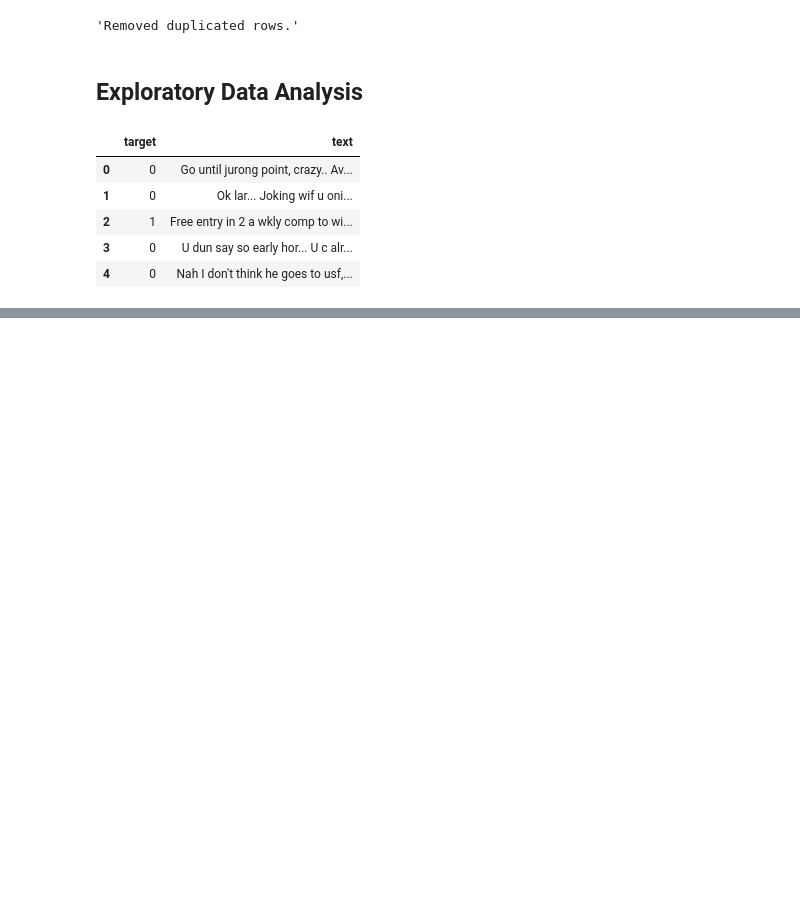
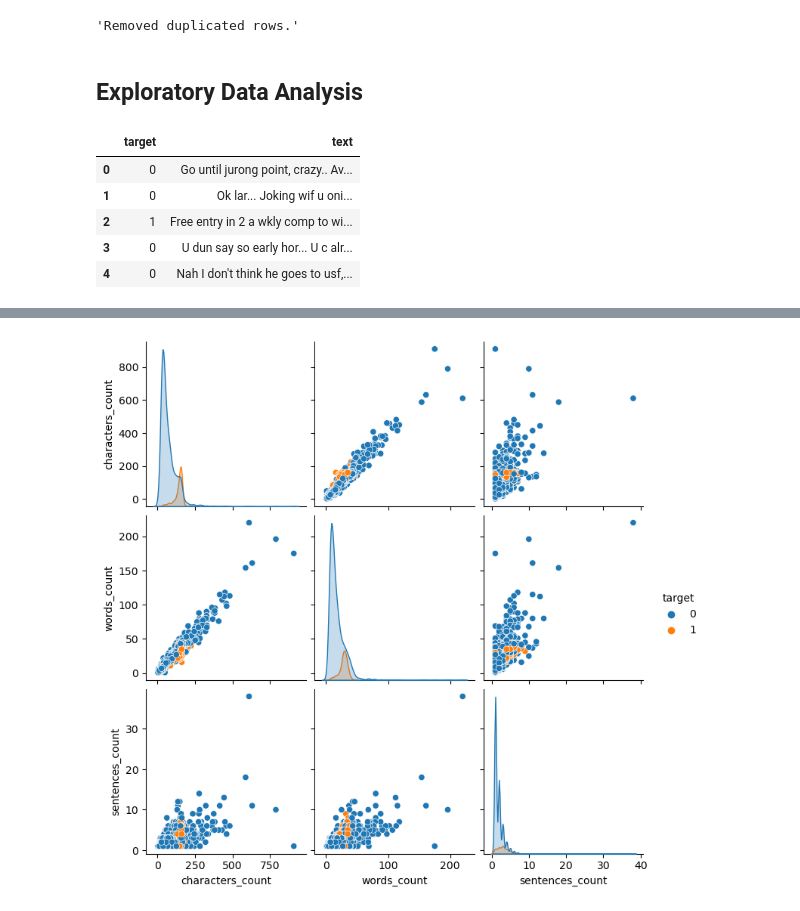
Before and after one commit to ushka1/spam-classifier, a Jupyter notebook: spam-classifier.ipynb, the cells around one changed output, grey strips where cells are left out. Drawn from its saved outputs; the diff is of its cells as text; code cells hidden in the pictures; blank space fills up the shorter version.

```diff
--- a/spam-classifier.ipynb
+++ b/spam-classifier.ipynb
@@ -118,0 +234,5 @@ plt.show()
+# %%
+sns.pairplot(df, hue='target')
+plt.show()
+# %% [output]
+[figure, added]
```
Also changed, not shown: parts of 9 cells of this notebook.
